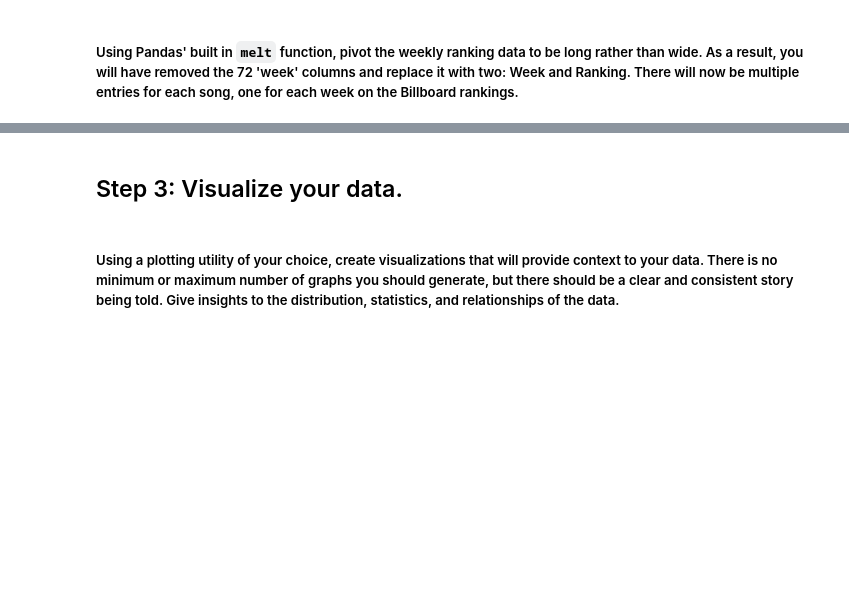
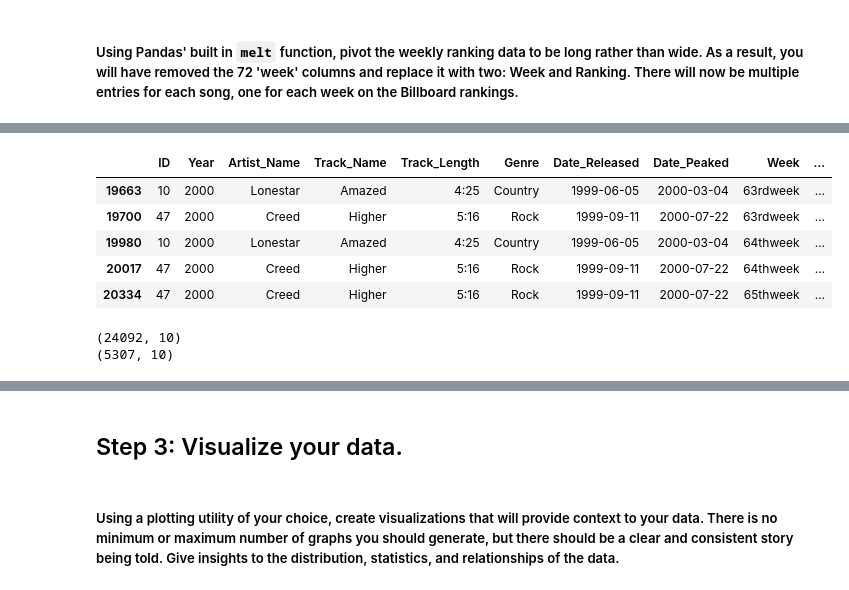
Before and after one commit to jrcmalunay/DSI-SF-1-JRCMALUNAY, a Jupyter notebook: projects/project-02/starter-code/project_2.ipynb, the cells around one changed output, grey strips where cells are left out. Saved outputs shown, nothing was run; the diff lists cells and outputs as text; code cells hidden in the pictures; blank space fills up the shorter version.

```diff
--- a/projects/project-02/starter-code/project_2.ipynb
+++ b/projects/project-02/starter-code/project_2.ipynb
@@ -53,0 +169,18 @@ pd.DataFrame(music_dict)
+# %%
+#Created a mask to hid the NaN cells
+mask = np.isnan(billboard_long['Ranking'])
+billboard_nan = billboard_long[~mask]
+billboard_nan.tail()
+# %% [output]
+|  | ID | Year | Artist_Name | Track_Name | Track_Length | Genre | Date_Released | Date_Peaked | Week | ... |
+| 19663 | 10 | 2000 | Lonestar | Amazed | 4:25 | Country | 1999-06-05 | 2000-03-04 | 63rdweek | ... |
+| 19700 | 47 | 2000 | Creed | Higher | 5:16 | Rock | 1999-09-11 | 2000-07-22 | 63rdweek | ... |
+| 19980 | 10 | 2000 | Lonestar | Amazed | 4:25 | Country | 1999-06-05 | 2000-03-04 | 64thweek | ... |
+| 20017 | 47 | 2000 | Creed | Higher | 5:16 | Rock | 1999-09-11 | 2000-07-22 | 64thweek | ... |
+| 20334 | 47 | 2000 | Creed | Higher | 5:16 | Rock | 1999-09-11 | 2000-07-22 | 65thweek | ... |
+# %%
+print billboard_long.shape
+print billboard_nan.shape
+# %% [output]
+(24092, 10)
+(5307, 10)
```
Also changed, not shown: parts of 16 cells of this notebook.
